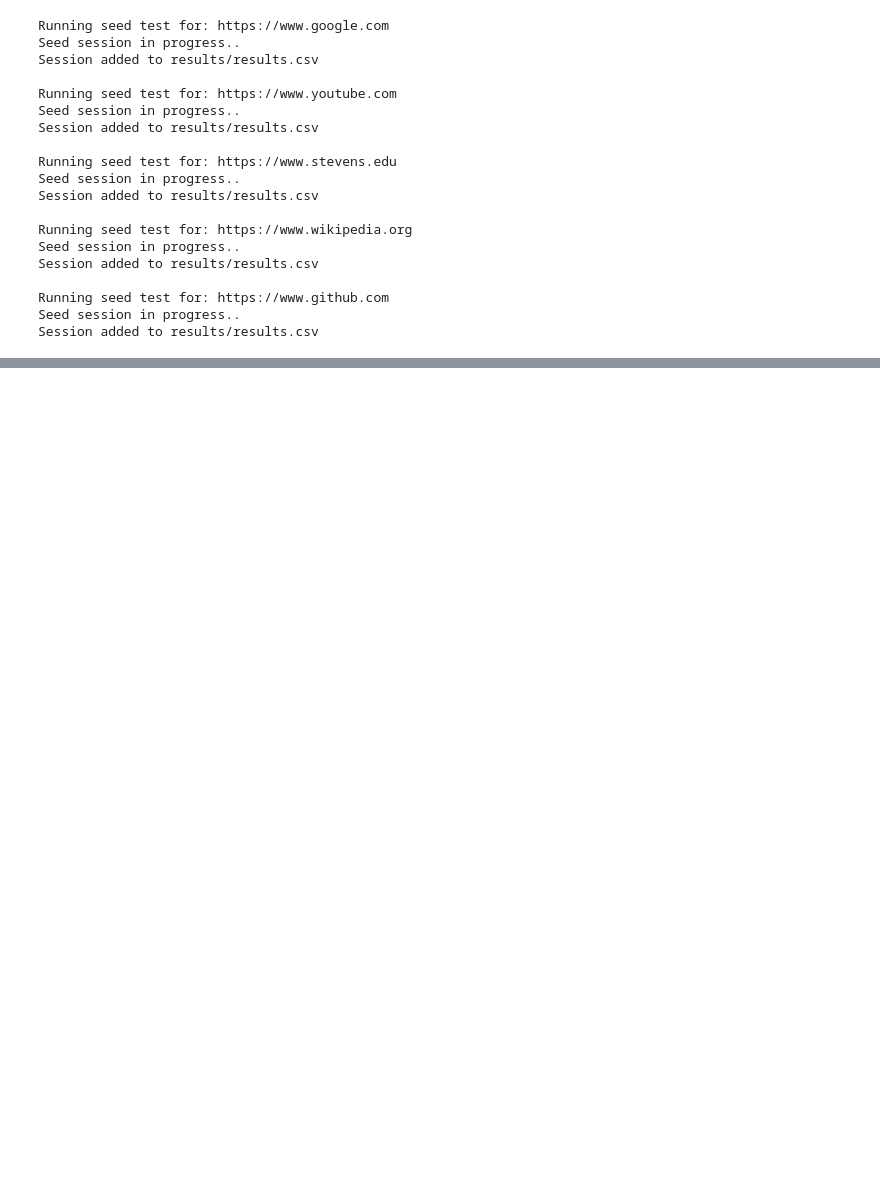
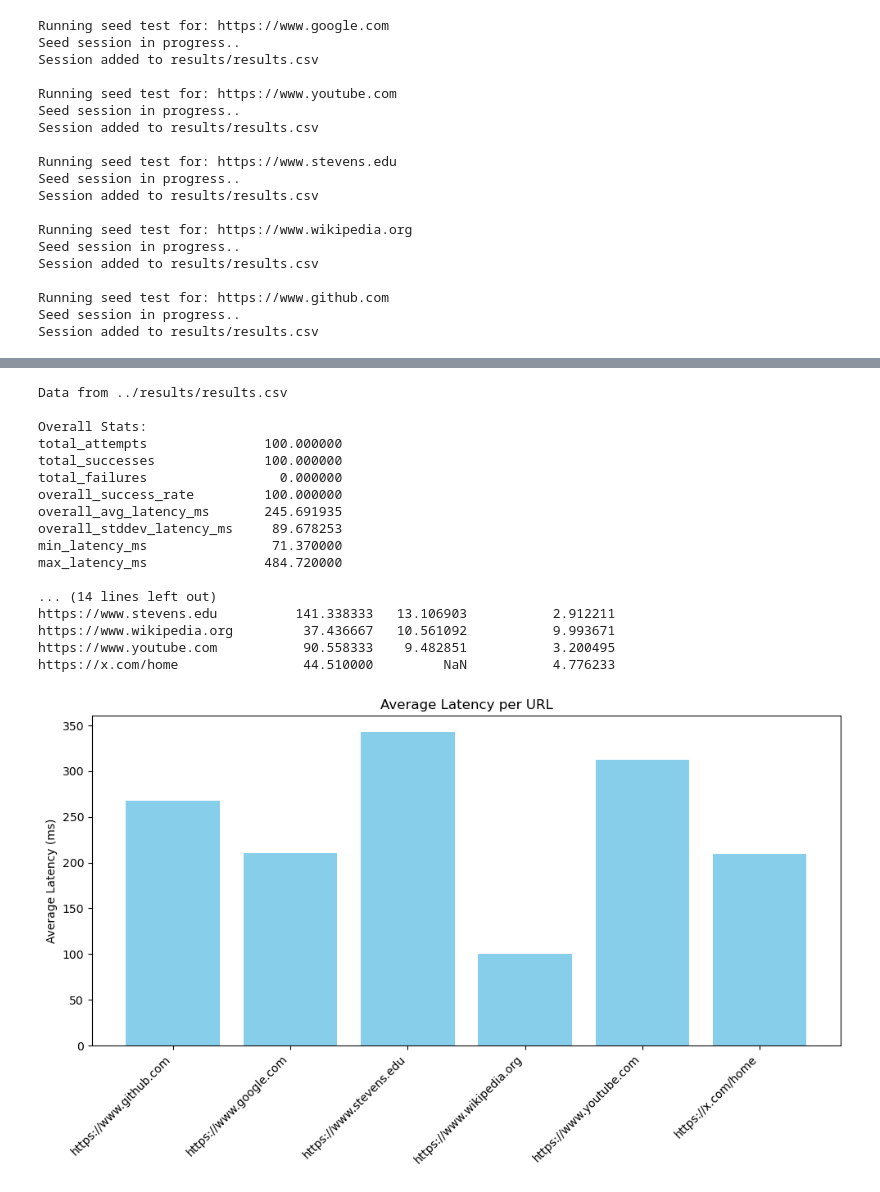
Before and after one commit to btenc/Python-Latency-Analyzer-CPE551, a Jupyter notebook: notebook/main.ipynb, the cells around one changed output, grey strips where cells are left out. Cells and saved outputs as stored; diff of their text form; code cells hidden in the pictures; blank space fills up the shorter version.

Commit message:
Added dataAnalyzer class, Plots class

```diff
--- a/notebook/main.ipynb
+++ b/notebook/main.ipynb
@@ -119,6 +121,36 @@ Session summary properly appended to results/results.csv
 # %%
 ## add a bunch of analysis cells using pandas and matplotlib
 
 # write programs in src/analysis for helpers, then call in here and below cells for stats
 
 # todo: Johnathan
+
+analyzer = DataAnalyzer("../results/results.csv")
+print(analyzer)
+
+url_plots = Plots(analyzer)
+
+# Call individual plots
+url_plots.plot_avg_latency()
+url_plots.plot_latency_range()
+url_plots.plot_performance_score()
+url_plots.plot_latency_over_time()
+# %% [output]
+Data from ../results/results.csv
+
+Overall Stats:
+total_attempts               100.000000
+total_successes              100.000000
+total_failures                 0.000000
+overall_success_rate         100.000000
+overall_avg_latency_ms       245.691935
+overall_stddev_latency_ms     89.678253
+min_latency_ms                71.370000
+max_latency_ms               484.720000
+
+... (14 lines left out)
+https://www.stevens.edu          141.338333   13.106903           2.912211
+https://www.wikipedia.org         37.436667   10.561092           9.993671
+https://www.youtube.com           90.558333    9.482851           3.200495
+https://x.com/home                44.510000         NaN           4.776233
+[figure, added]
```
Also changed, not shown: parts of 3 cells of this notebook, 3 other files.
